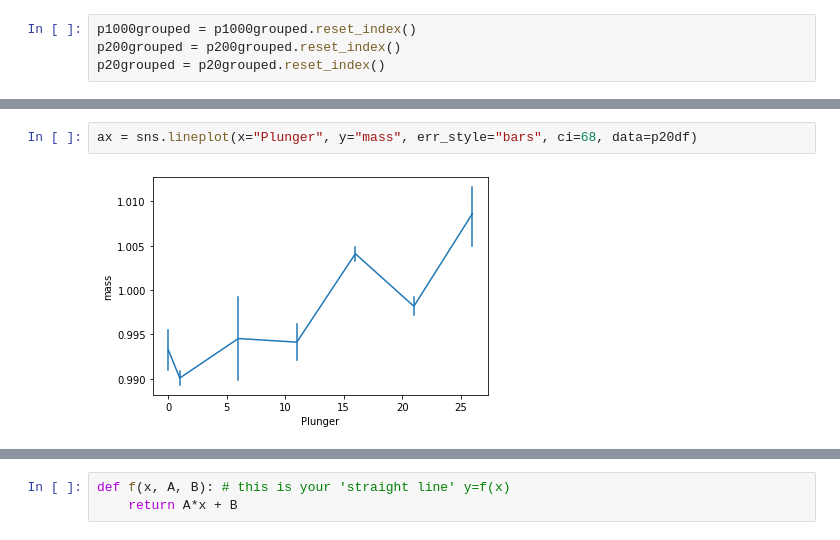
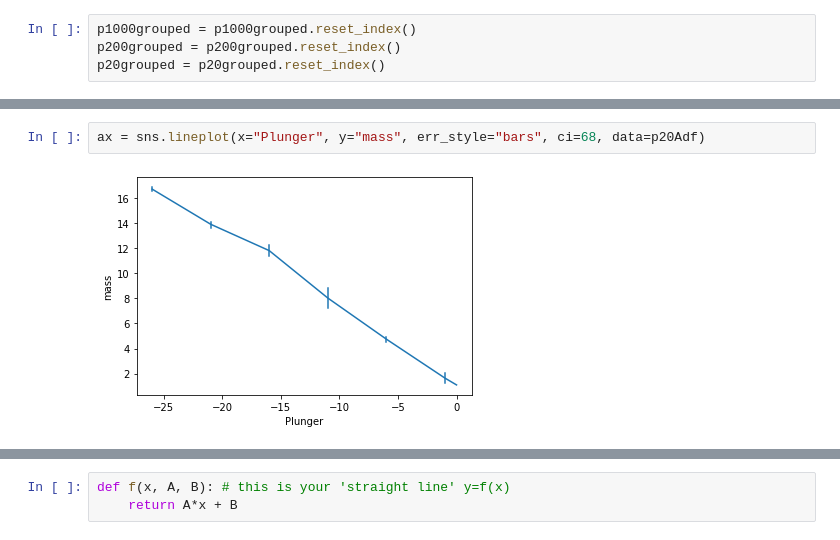
Before and after one commit to cartesianrobotics/arnielib, a Jupyter notebook: Calibration.ipynb, the cells around one changed output, grey strips where cells are left out. Saved outputs shown, nothing was run; the diff lists cells and outputs as text.

```diff
--- a/Calibration.ipynb
+++ b/Calibration.ipynb
@@ -103,4 +91,4 @@ ax = sns.lineplot(x="Plunger", y="mass", err_style="bars", ci=68, data=p200df)
 # %%
-ax = sns.lineplot(x="Plunger", y="mass", err_style="bars", ci=68, data=p20df)
+ax = sns.lineplot(x="Plunger", y="mass", err_style="bars", ci=68, data=p20Adf)
 # %% [output]
-[figure, old version]
+[figure, new version]
```
Also changed, not shown: parts of 24 cells of this notebook, 6 other files.
